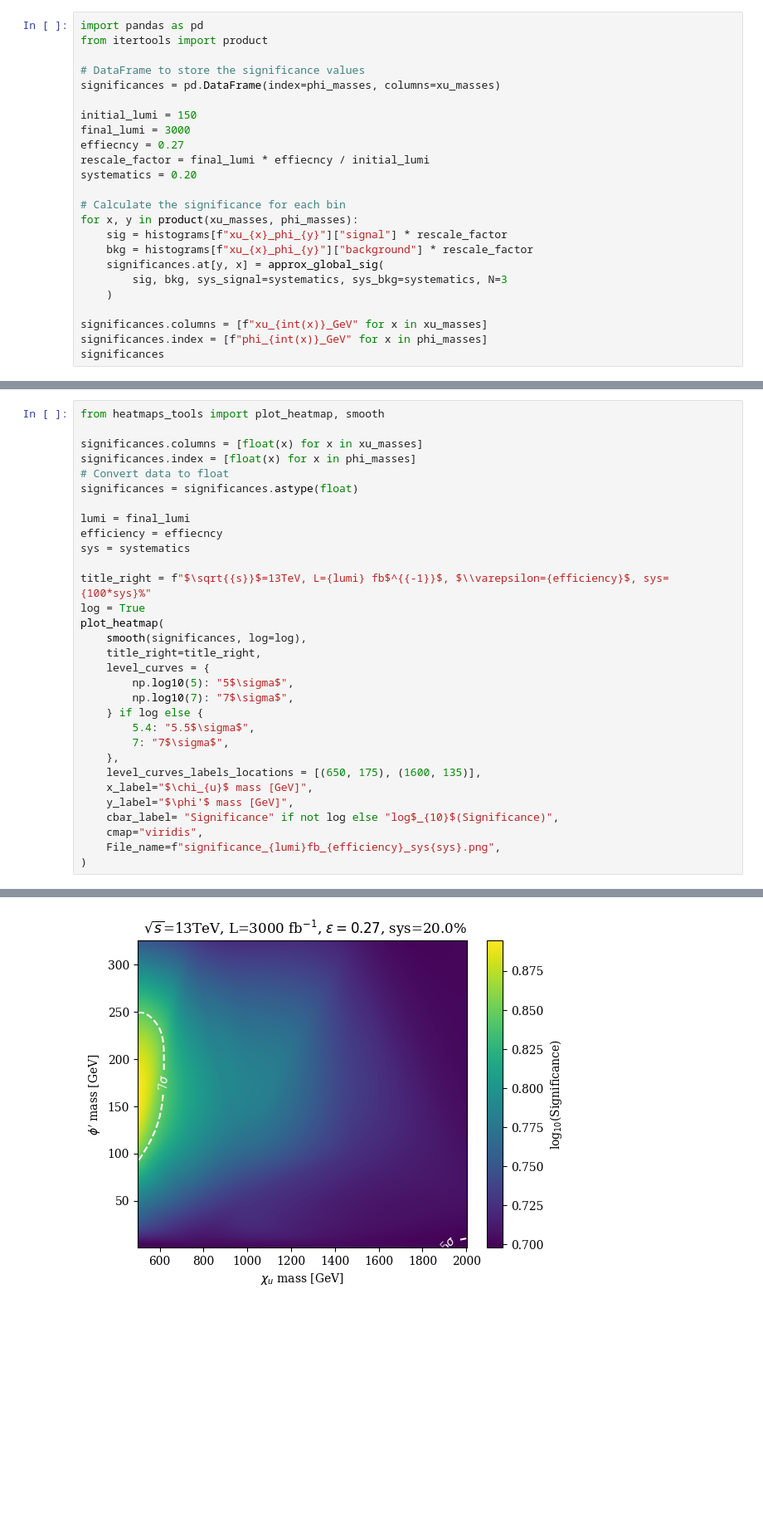
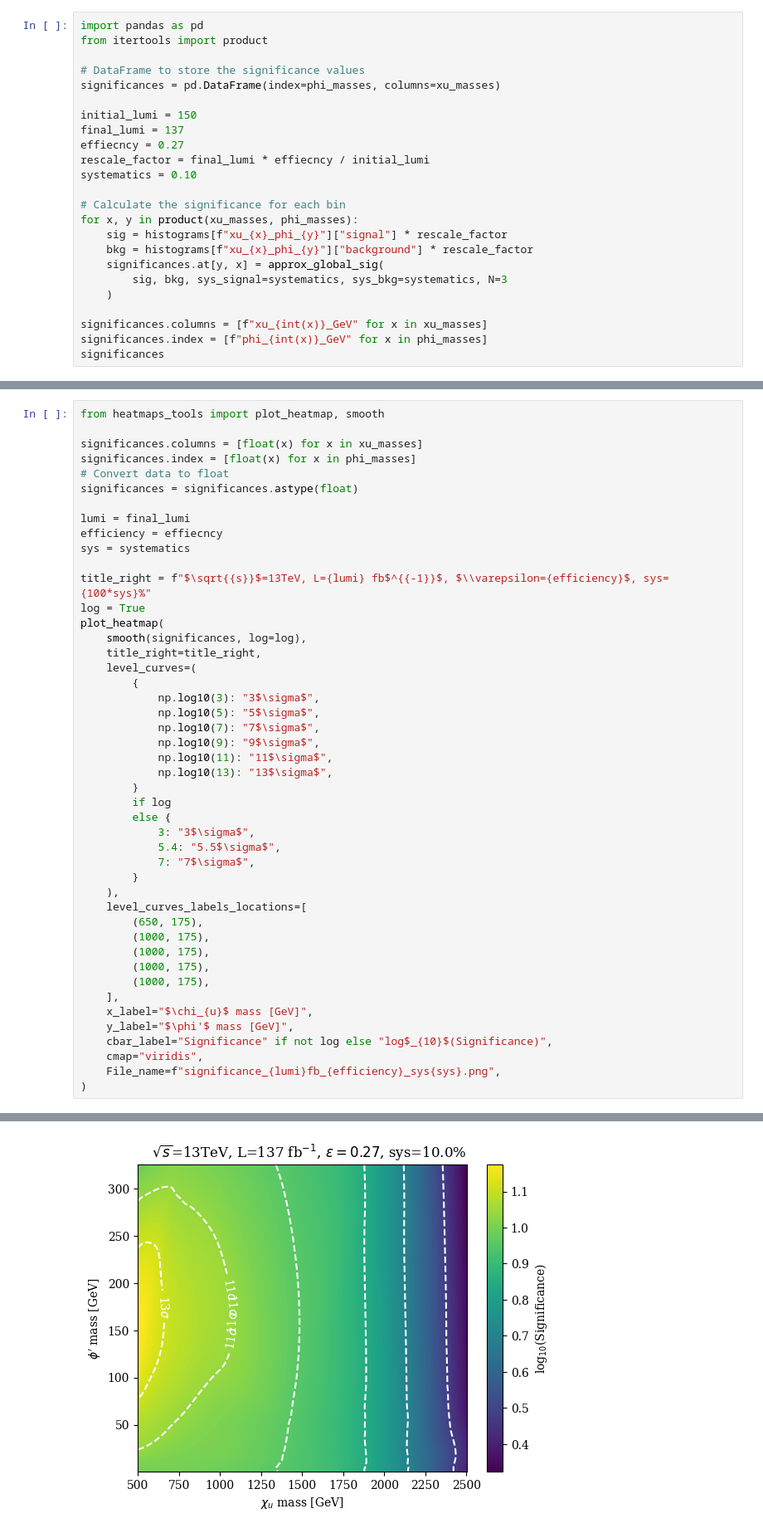
Before and after one commit to Phenomenology-group-uniandes/U1T3R_Significances, a Jupyter notebook: significances.ipynb, the cells around one changed output, grey strips where cells are left out. Shown: that part at 83% size. Saved outputs shown, nothing was run; the diff lists cells and outputs as text; blank space fills up the shorter version.

Commit message:
Update Significances

```diff
--- a/significances.ipynb
+++ b/significances.ipynb
@@ -108,10 +112,10 @@ from itertools import product
 significances = pd.DataFrame(index=phi_masses, columns=xu_masses)
 
 initial_lumi = 150
-final_lumi = 3000
+final_lumi = 137
 effiecncy = 0.27
 rescale_factor = final_lumi * effiecncy / initial_lumi
-systematics = 0.20
+systematics = 0.10
 
 # Calculate the significance for each bin
 for x, y in product(xu_masses, phi_masses):
@@ -149,17 +153,32 @@ log = True
 plot_heatmap(
     smooth(significances, log=log),
     title_right=title_right,
-    level_curves = {
-        np.log10(5): "5$\sigma$",
-        np.log10(7): "7$\sigma$",
-    } if log else {
-        5.4: "5.5$\sigma$",
-        7: "7$\sigma$",
-    },
-    level_curves_labels_locations = [(650, 175), (1600, 135)],
+    level_curves=(
+        {
+            np.log10(3): "3$\sigma$",
+            np.log10(5): "5$\sigma$",
+            np.log10(7): "7$\sigma$",
+            np.log10(9): "9$\sigma$",
+            np.log10(11): "11$\sigma$",
+            np.log10(13): "13$\sigma$",
+        }
+        if log
+        else {
+            3: "3$\sigma$",
+            5.4: "5.5$\sigma$",
+            7: "7$\sigma$",
+        }
+    ),
+    level_curves_labels_locations=[
+        (650, 175),
+        (1000, 175),
+        (1000, 175),
+        (1000, 175),
+        (1000, 175),
+    ],
     x_label="$\chi_{u}$ mass [GeV]",
     y_label="$\phi'$ mass [GeV]",
-    cbar_label= "Significance" if not log else "log$_{10}$(Significance)",
+    cbar_label="Significance" if not log else "log$_{10}$(Significance)",
     cmap="viridis",
     File_name=f"significance_{lumi}fb_{efficiency}_sys{sys}.png",
 )
@@ -169,2 +188,2 @@ plot_heatmap(
  <matplotlib.contour.QuadContourSet at 0x...>)
-[figure, old version]
+[figure, new version]
```
Also changed, not shown: parts of 3 cells of this notebook, 8 other files.
